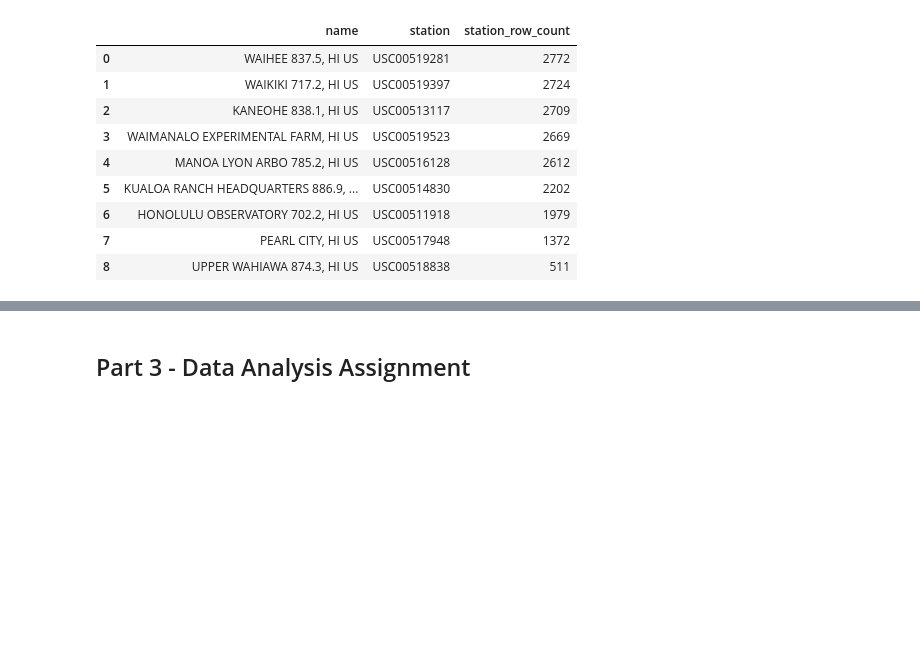
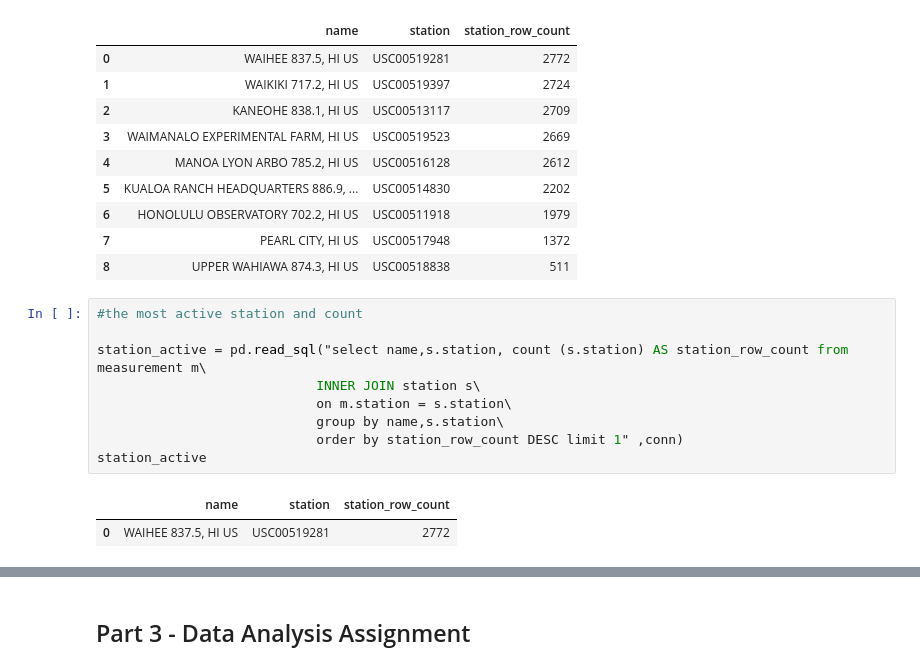
Before and after one commit to Nickoranteng/Climate-Analysis-and-Exploration, a Jupyter notebook: 02-Case-Assignment/climate_starter.ipynb, the cells around one changed output, grey strips where cells are left out. Drawn from its saved outputs; the diff is of its cells as text; blank space fills up the shorter version.

```diff
--- a/02-Case-Assignment/climate_starter.ipynb
+++ b/02-Case-Assignment/climate_starter.ipynb
@@ -137,6 +157,18 @@ station_active
 | 6 | HONOLULU OBSERVATORY 702.2, HI US | USC00511918 | 1979 |
 | 7 | PEARL CITY, HI US | USC00517948 | 1372 |
 | 8 | UPPER WAHIAWA 874.3, HI US | USC00518838 | 511 |
+# %%
+#the most active station and count
+
+station_active = pd.read_sql("select name,s.station, count (s.station) AS station_row_count from measurement m\
+                            INNER JOIN station s\
+                            on m.station = s.station\
+                            group by name,s.station\
+                            order by station_row_count DESC limit 1" ,conn)
+station_active
+# %% [output]
+|  | name | station | station_row_count |
+| 0 | WAIHEE 837.5, HI US | USC00519281 | 2772 |
 # %%
 # Using the station id from the previous query, calculate the lowest temperature recorded,
 # highest temperature recorded, and average temperature of the most active station?
```
Also changed, not shown: parts of 10 cells of this notebook.
